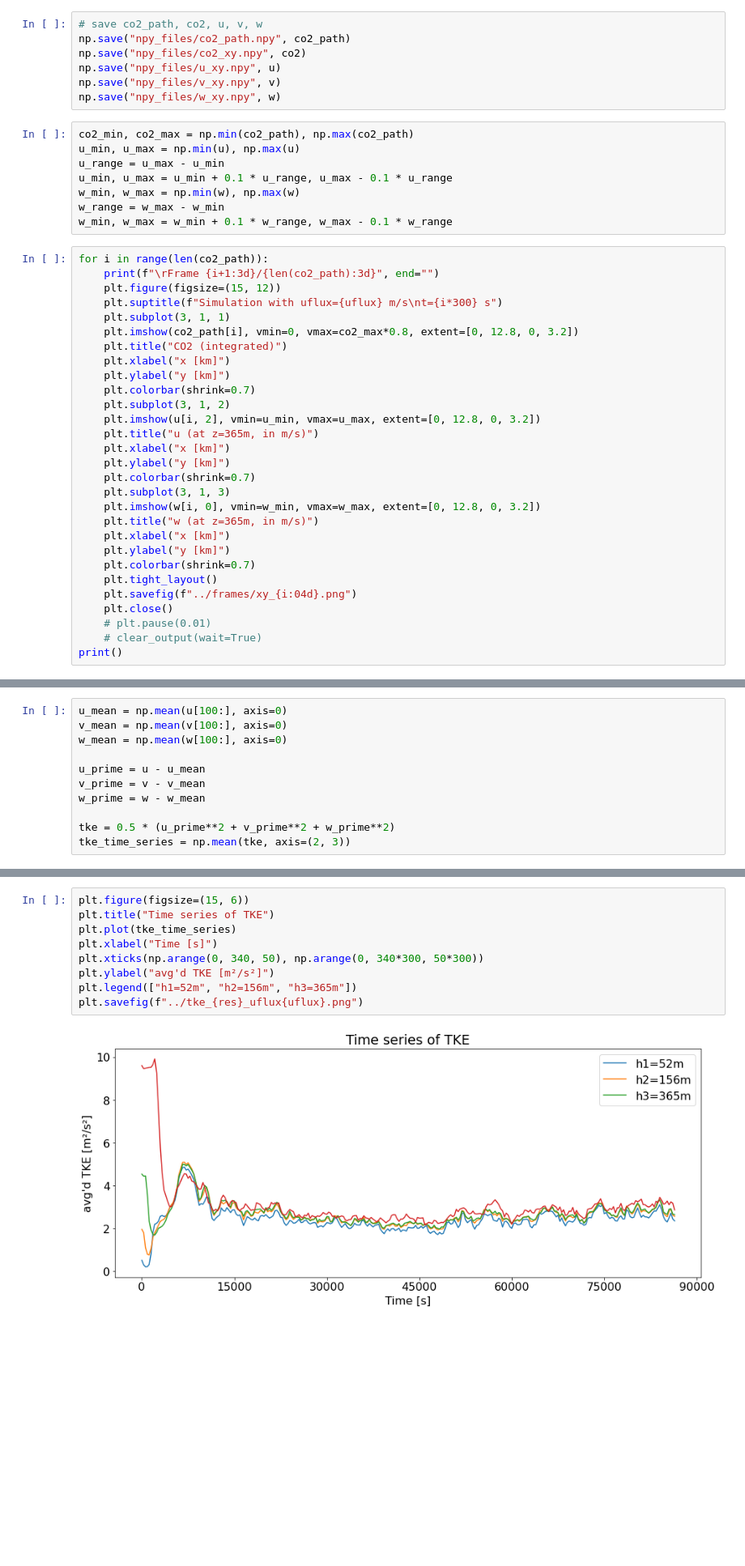
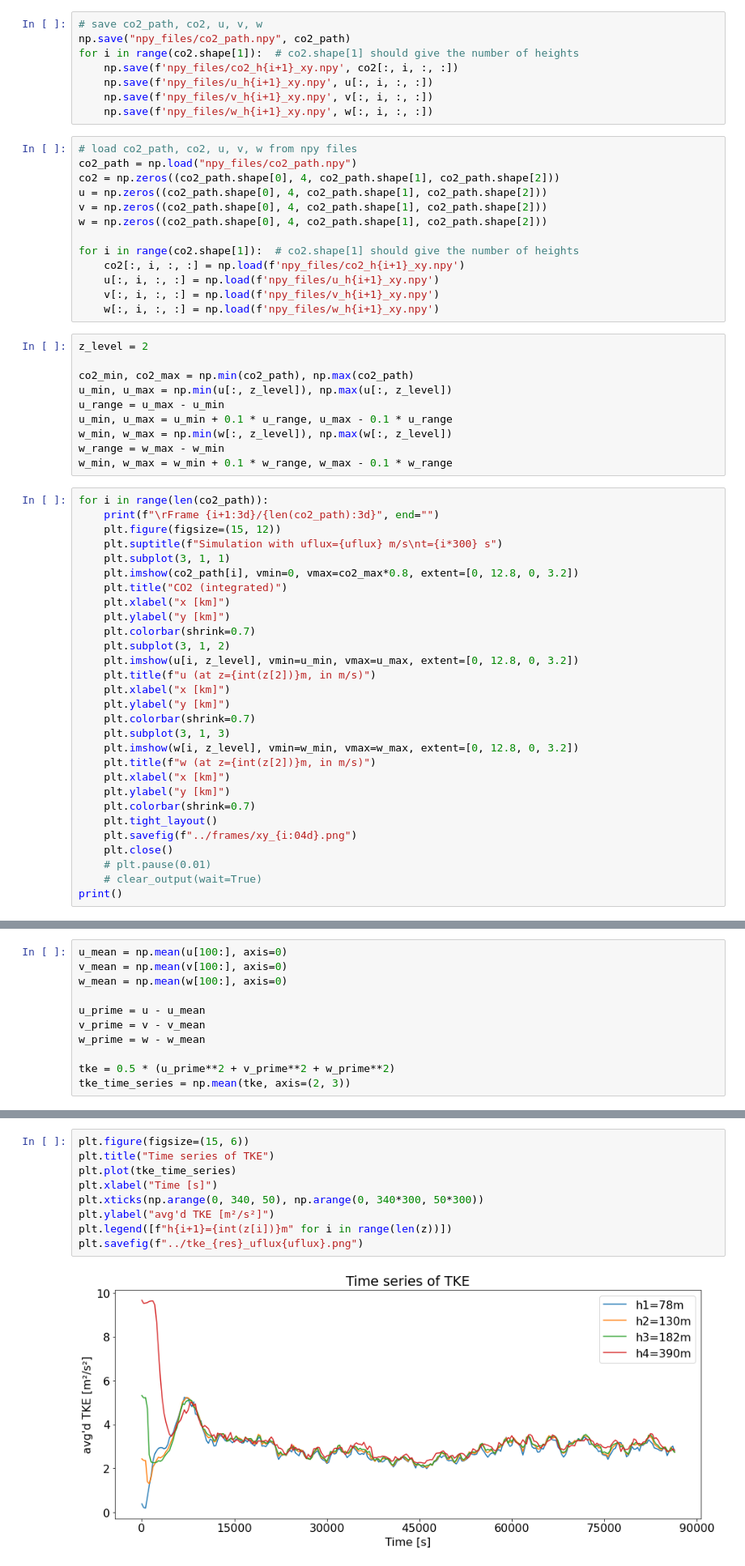
Before and after one commit to GeorgTrede/microhh, a Jupyter notebook: cases/jaenschwalde/jaenschwalde_eval.ipynb, the cells around one changed output, grey strips where cells are left out. Shown: that part at 81% size. Cells and saved outputs as stored; diff of their text form; blank space fills up the shorter version.

```diff
--- a/cases/jaenschwalde/jaenschwalde_eval.ipynb
+++ b/cases/jaenschwalde/jaenschwalde_eval.ipynb
@@ -28,16 +31,32 @@ w = np.array(ds_w.variables["w"][:])
 # %%
 # save co2_path, co2, u, v, w
 np.save("npy_files/co2_path.npy", co2_path)
-np.save("npy_files/co2_xy.npy", co2)
-np.save("npy_files/u_xy.npy", u)
-np.save("npy_files/v_xy.npy", v)
-np.save("npy_files/w_xy.npy", w)
+for i in range(co2.shape[1]):  # co2.shape[1] should give the number of heights
+    np.save(f'npy_files/co2_h{i+1}_xy.npy', co2[:, i, :, :])
+    np.save(f'npy_files/u_h{i+1}_xy.npy', u[:, i, :, :])
+    np.save(f'npy_files/v_h{i+1}_xy.npy', v[:, i, :, :])
+    np.save(f'npy_files/w_h{i+1}_xy.npy', w[:, i, :, :])
+# %%
+# load co2_path, co2, u, v, w from npy files
+co2_path = np.load("npy_files/co2_path.npy")
+co2 = np.zeros((co2_path.shape[0], 4, co2_path.shape[1], co2_path.shape[2]))
+u = np.zeros((co2_path.shape[0], 4, co2_path.shape[1], co2_path.shape[2]))
+v = np.zeros((co2_path.shape[0], 4, co2_path.shape[1], co2_path.shape[2]))
+w = np.zeros((co2_path.shape[0], 4, co2_path.shape[1], co2_path.shape[2]))
+
+for i in range(co2.shape[1]):  # co2.shape[1] should give the number of heights
+    co2[:, i, :, :] = np.load(f'npy_files/co2_h{i+1}_xy.npy')
+    u[:, i, :, :] = np.load(f'npy_files/u_h{i+1}_xy.npy')
+    v[:, i, :, :] = np.load(f'npy_files/v_h{i+1}_xy.npy')
+    w[:, i, :, :] = np.load(f'npy_files/w_h{i+1}_xy.npy')
 # %%
+z_level = 2
+
 co2_min, co2_max = np.min(co2_path), np.max(co2_path)
-u_min, u_max = np.min(u), np.max(u)
+u_min, u_max = np.min(u[:, z_level]), np.max(u[:, z_level])
 u_range = u_max - u_min
 u_min, u_max = u_min + 0.1 * u_range, u_max - 0.1 * u_range
-w_min, w_max = np.min(w), np.max(w)
+w_min, w_max = np.min(w[:, z_level]), np.max(w[:, z_level])
 w_range = w_max - w_min
 w_min, w_max = w_min + 0.1 * w_range, w_max - 0.1 * w_range
 # %%
@@ -52,14 +71,14 @@ for i in range(len(co2_path)):
     plt.ylabel("y [km]")
     plt.colorbar(shrink=0.7)
     plt.subplot(3, 1, 2)
-    plt.imshow(u[i, 2], vmin=u_min, vmax=u_max, extent=[0, 12.8, 0, 3.2])
-    plt.title("u (at z=365m, in m/s)")
+    plt.imshow(u[i, z_level], vmin=u_min, vmax=u_max, extent=[0, 12.8, 0, 3.2])
+    plt.title(f"u (at z={int(z[2])}m, in m/s)")
     plt.xlabel("x [km]")
     plt.ylabel("y [km]")
     plt.colorbar(shrink=0.7)
     plt.subplot(3, 1, 3)
-    plt.imshow(w[i, 0], vmin=w_min, vmax=w_max, extent=[0, 12.8, 0, 3.2])
-    plt.title("w (at z=365m, in m/s)")
+    plt.imshow(w[i, z_level], vmin=w_min, vmax=w_max, extent=[0, 12.8, 0, 3.2])
+    plt.title(f"w (at z={int(z[2])}m, in m/s)")
     plt.xlabel("x [km]")
     plt.ylabel("y [km]")
     plt.colorbar(shrink=0.7)
@@ -116,14 +144,14 @@ tke_time_series = np.mean(tke, axis=(2, 3))
 # %%
 plt.figure(figsize=(15, 6))
 plt.title("Time series of TKE")
 plt.plot(tke_time_series)
 plt.xlabel("Time [s]")
 plt.xticks(np.arange(0, 340, 50), np.arange(0, 340*300, 50*300))
 plt.ylabel("avg'd TKE [m²/s²]")
-plt.legend(["h1=52m", "h2=156m", "h3=365m"])
+plt.legend([f"h{i+1}={int(z[i])}m" for i in range(len(z))])
 plt.savefig(f"../tke_{res}_uflux{uflux}.png")
 # %% [output]
-[figure, old version]
+[figure, new version]
 # %%
 np.mean(tke_time_series[-100:], axis=0)
 # %% [output]
```
Also changed, not shown: parts of 12 cells of this notebook, 3 other files.
